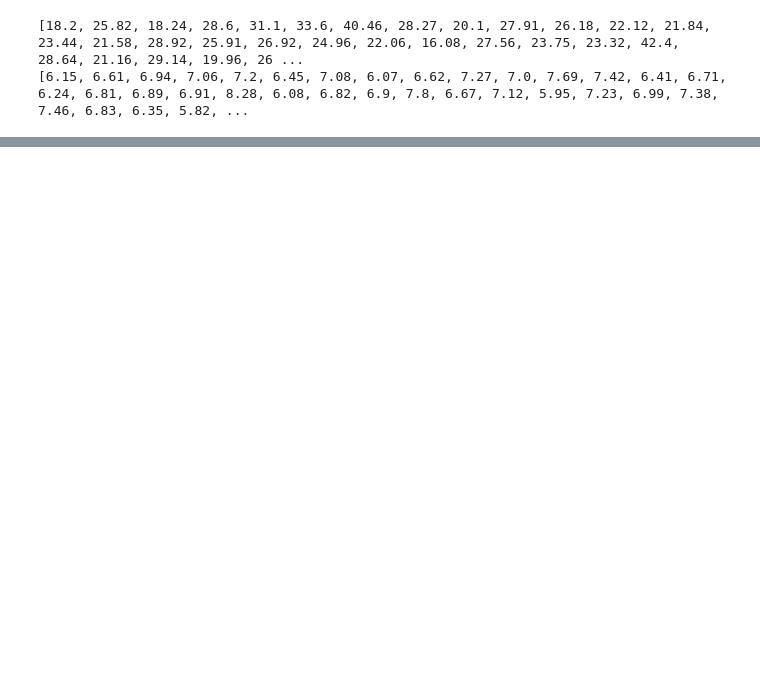
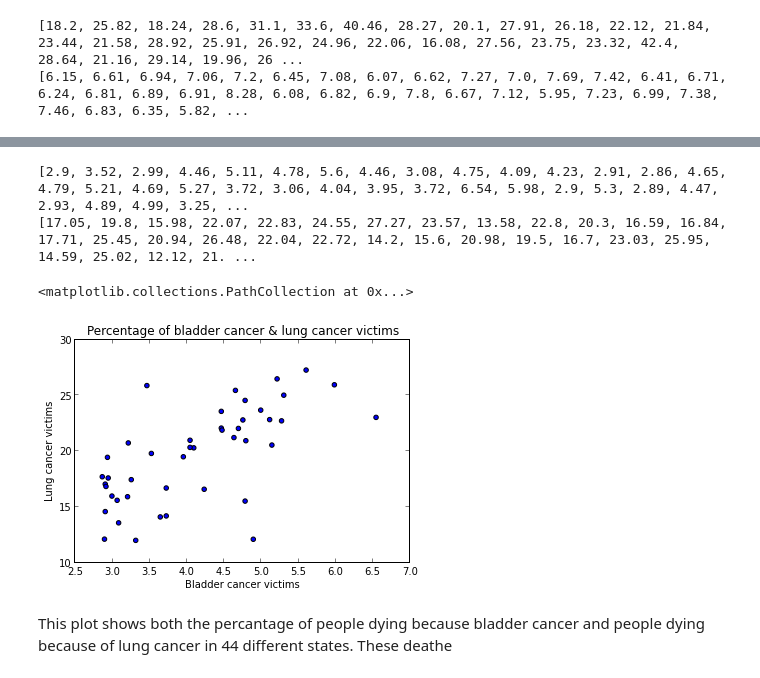
Before and after one commit to lubna13-meet/MEET-YL1, a Jupyter notebook: project/Project.ipynb, the cells around one changed output, grey strips where cells are left out. Saved outputs shown, nothing was run; the diff lists cells and outputs as text; code cells hidden in the pictures; blank space fills up the shorter version.

```diff
--- a/project/Project.ipynb
+++ b/project/Project.ipynb
@@ -33,0 +36,19 @@ ax.scatter(cig, leuk)
+# %%
+f = open('data.csv', 'rb')
+reader = csv.reader(f)
+blad = []
+lung = []
+for row in reader:
+    a = row [0]
+    b = a.replace ("\t" ," ")
+    c = b.split()
+    blad.append(c[2])
+    lung.append(c[3])
+blad = map(float,blad)
+lung = map(float,lung)
+print blad
+print lung
+f.close()
+# %% [output]
+[2.9, 3.52, 2.99, 4.46, 5.11, 4.78, 5.6, 4.46, 3.08, 4.75, 4.09, 4.23, 2.91, 2.86, 4.65, 4.79, 5.21, 4.69, 5.27, 3.72, 3.06, 4.04, 3.95, 3.72, 6.54, 5.98, 2.9, 5.3, 2.89, 4.47, 2.93, 4.89, 4.99, 3.25, ...
+[17.05, 19.8, 15.98, 22.07, 22.83, 24.55, 27.27, 23.57, 13.58, 22.8, 20.3, 16.59, 16.84, 17.71, 25.45, 20.94, 26.48, 22.04, 22.72, 14.2, 15.6, 20.98, 19.5, 16.7, 23.03, 25.95, 14.59, 25.02, 12.12, 21. ...
@@ -33,0 +57,12 @@ ax.scatter(cig, leuk)
+# %%
+fig = plt.figure()
+ax = fig.add_subplot(111)
+ax.set_title('Percentage of bladder cancer & lung cancer victims')
+ax.set_xlabel('Bladder cancer victims')
+ax.set_ylabel('Lung cancer victims')
+ax.scatter(blad, lung)
+# %% [output]
+<matplotlib.collections.PathCollection at 0x...>
+[figure, added]
+# %% [markdown]
+This plot shows both the percantage of people dying because bladder cancer and people dying because of lung cancer in 44 different states. These deathe
```
Also changed, not shown: parts of 3 cells of this notebook.
